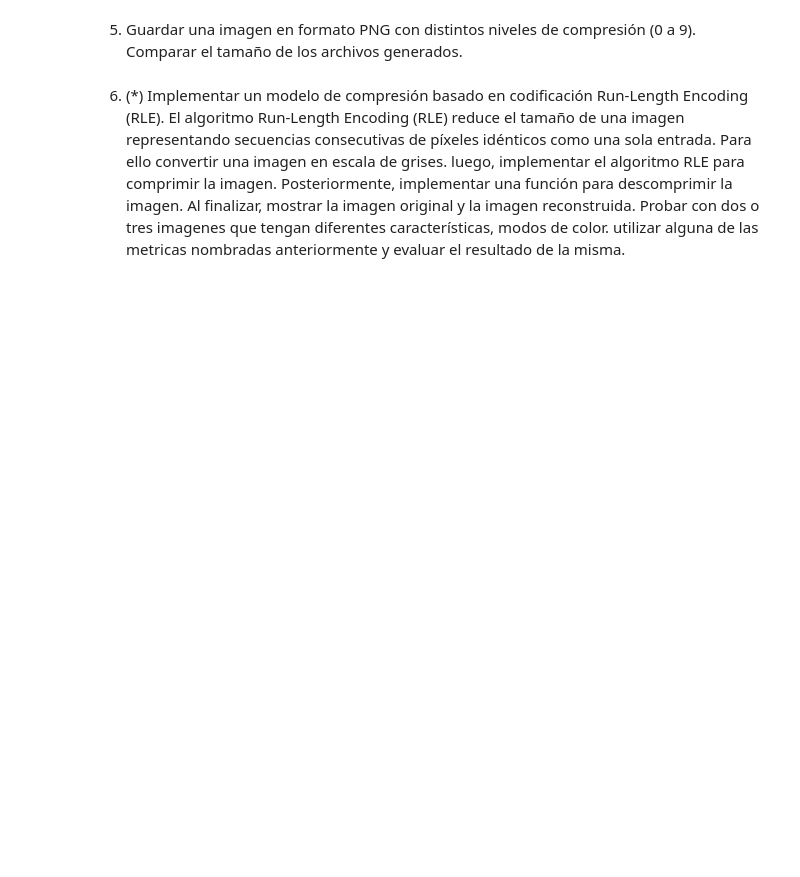
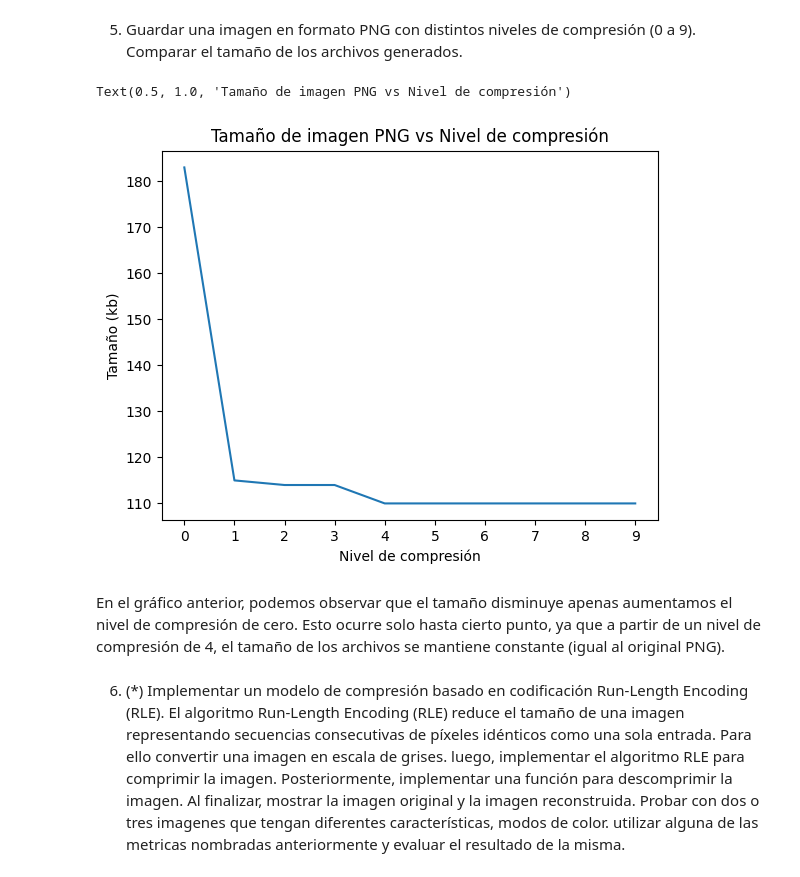
Before and after one commit to Yeu07/Image-Processing, a Jupyter notebook: TP1/TP1.ipynb, the cells around one changed output. Cells and saved outputs as stored; diff of their text form; code cells hidden in the pictures; blank space fills up the shorter version.

```diff
--- a/TP1/TP1.ipynb
+++ b/TP1/TP1.ipynb
@@ -225,0 +274,18 @@ calidad. ¿Qué puede comentar de las im ́agenes resultantes?
+# %%
+
+def get_image_parameters(path):
+    image = Image.open(path)
+    width, height = image.size
+    bit_depth = image.bits
+    size = os.path.getsize(path)
+    return width, height, bit_depth, size
+
+base_path = "../Images/tp2/ej4/"
+image_list = ["Original.jpg","90.jpg", "50.jpg", "10.jpg"]
+
+for image in image_list:
+    path = os.path.join(base_path, image)
+    width, height, bit_depth, size = get_image_parameters(path)
+    kb_size = (size // 1024)
+    print(f"{image.split('.')[0]} | Resolución: {width}x{height} | Profundidad de color: {bit_depth} | Tamaño: {kb_size} kb")
+    print("-" * 50)
@@ -226,6 +307,38 @@ calidad. ¿Qué puede comentar de las im ́agenes resultantes?
 # %% [markdown]
 5. Guardar una imagen en formato PNG con distintos niveles de compresión (0 a 9). Comparar el
 tamaño de los archivos generados.
+# %%
+image_path = '../Images/Lenna.png'
+target_path = '../Images/tp2/ej5'
+def save_to_png(image_path, target_path, compression_level):
+    if not os.path.exists(target_path):
+        os.makedirs(target_path)
+    image = Image.open(image_path)
+    image.save(os.path.join(target_path, f'{compression_level}.png'), format='PNG', compress_level=compression_level)
+
+for i in range(10):
+    save_to_png(image_path, target_path, i)
+
+def get_image_size(compression_level):
+    image = Image.open(os.path.join(target_path, f'{compression_level}.png'))
+    size = os.path.getsize(os.path.join(target_path, f'{compression_level}.png'))
+    kb_size = (size // 1024)
+    return kb_size
+
+compression_levels = range(10)
+sizes = [get_image_size(i) for i in compression_levels]
+
+plt.plot(compression_levels, sizes)
+plt.xlabel('Nivel de compresión')
+plt.xticks(compression_levels)
+plt.ylabel('Tamaño (kb)')
+plt.title('Tamaño de imagen PNG vs Nivel de compresión')
+# %% [output]
+Text(0.5, 1.0, 'Tamaño de imagen PNG vs Nivel de compresión')
+[figure, added]
+# %% [markdown]
+En el gráfico anterior, podemos observar que el tamaño disminuye apenas aumentamos el nivel de compresión de cero.
+Esto ocurre solo hasta cierto punto, ya que a partir de un nivel de compresión de 4, el tamaño de los archivos se mantiene constante (igual al original PNG).
 # %% [markdown]
 6. (*) Implementar un modelo de compresión basado en codificación Run-Length Encoding (RLE). El
 algoritmo Run-Length Encoding (RLE) reduce el tamaño de una imagen representando secuencias
```
Also changed, not shown: parts of 16 cells of this notebook, 30 other files.
